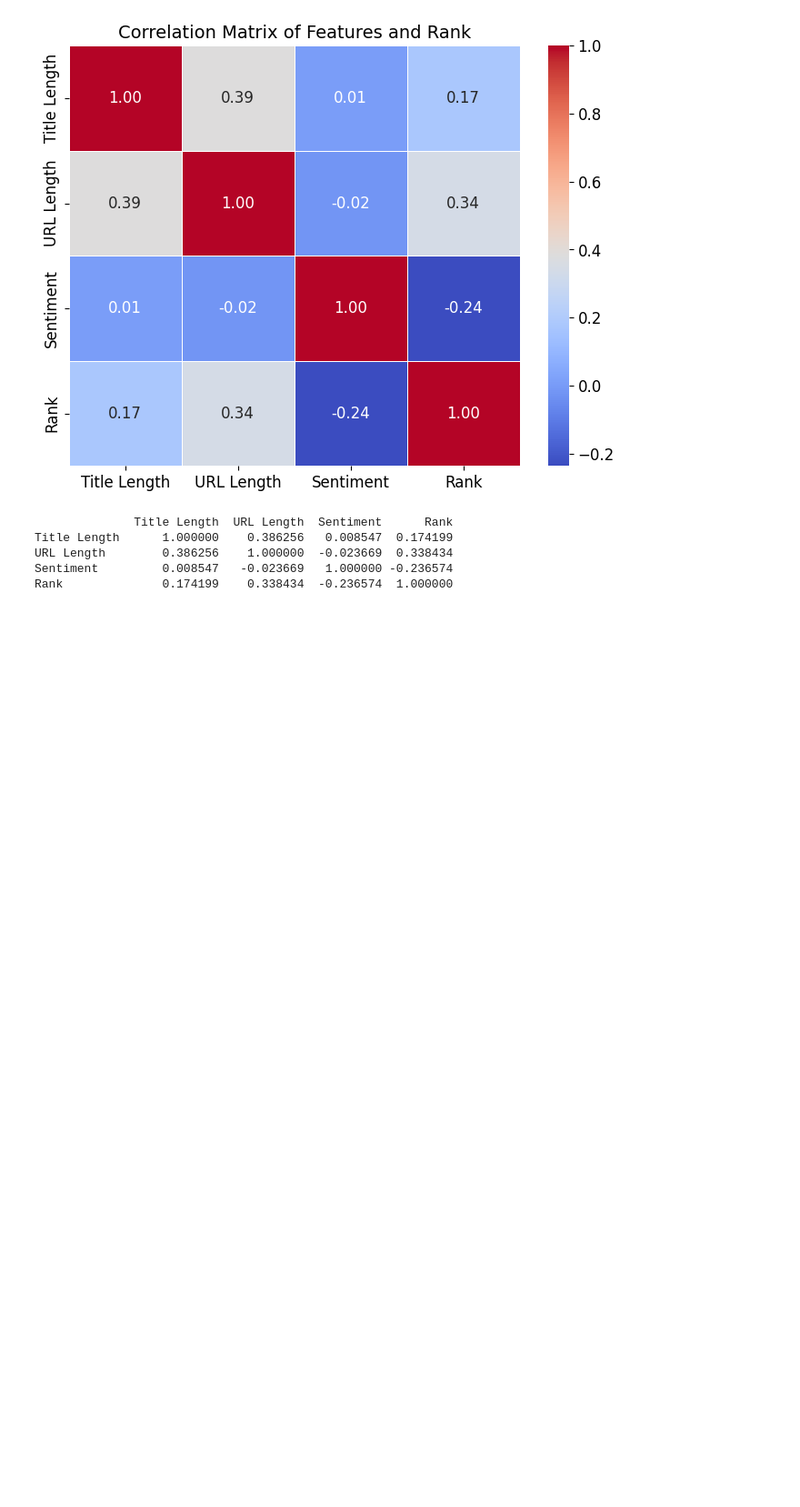
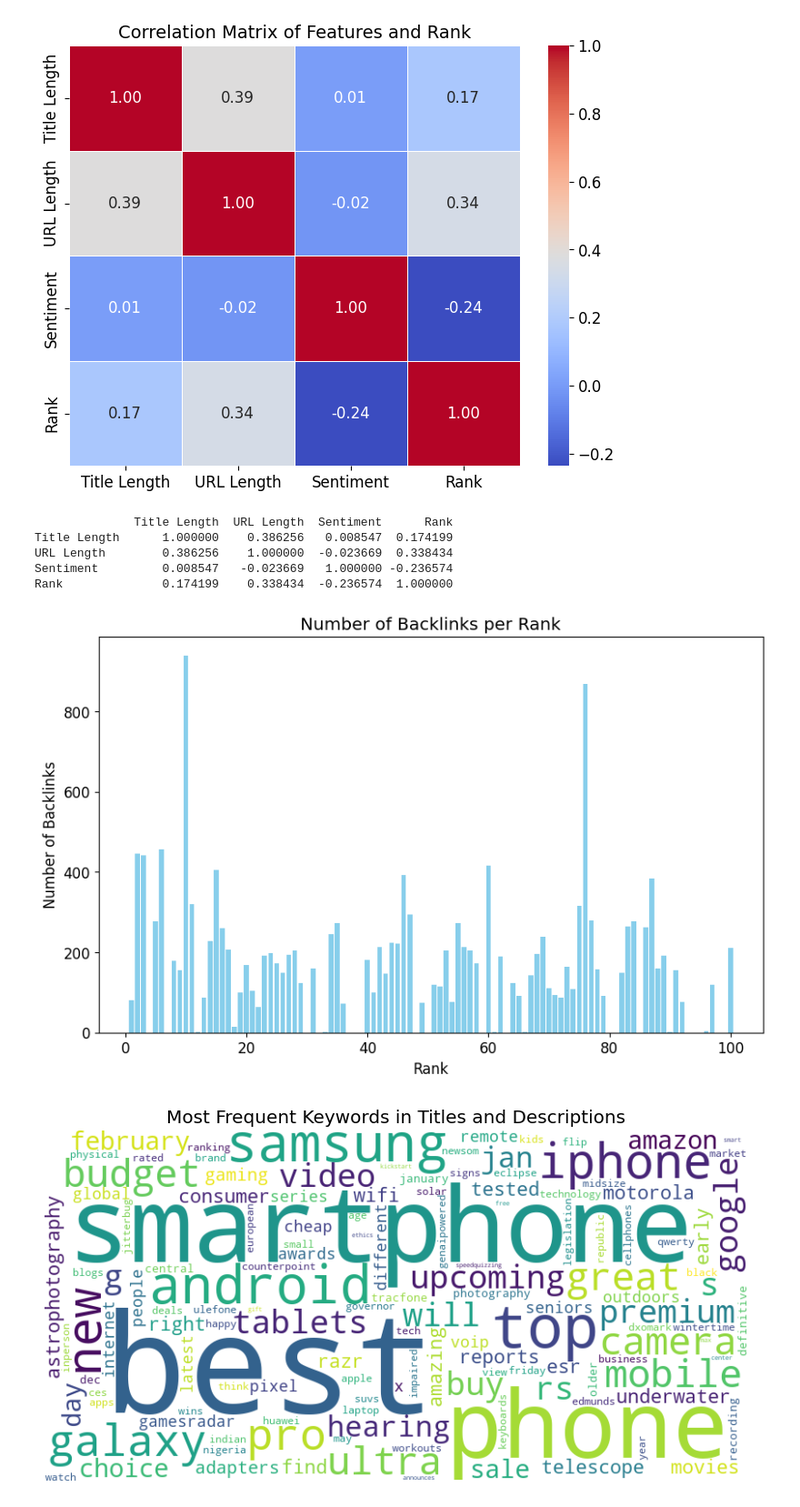
Before and after one commit to Sneha-Gawas/Seo, a Jupyter notebook: m.ipynb, the cells around one changed output. Shown at 91% size. Cells and saved outputs as stored; diff of their text form; code cells hidden in the pictures; blank space fills up the shorter version.

```diff
--- a/m.ipynb
+++ b/m.ipynb
@@ -430,3 +448,75 @@ Title Length      1.000000    0.386256   0.008547  0.174199
 URL Length        0.386256    1.000000  -0.023669  0.338434
 Sentiment         0.008547   -0.023669   1.000000 -0.236574
 Rank              0.174199    0.338434  -0.236574  1.000000
+# %%
+    # Function to count proper words in URL
+def count_proper_words(url):
+        words = re.findall(r'[a-zA-Z]+', str(url))  # Extract words only
+        return len(words)
+
+df['Num_Words_in_URL'] = df['URL'].apply(count_proper_words)
+# %%
+import pandas as pd
+import requests
+from bs4 import BeautifulSoup
+from collections import Counter
+import re
+import matplotlib.pyplot as plt
+from wordcloud import WordCloud
+def get_keywords_from_url(url, title, description):
+    # Combine Title and Description for keyword analysis
+    text = title + ' ' + description
+    text = re.sub(r'[^a-zA-Z\s]', '', text).lower()
+
+    # Count word frequencies
+    word_counts = Counter(text.split())
+
+    # Return the top 5 keywords
+    return ', '.join([word for word, count in word_counts.most_common(5)])
+
+# Function to count number of links (backlinks proxy)
+def count_links(url):
+    try:
+        response = requests.get(url)
+        soup = BeautifulSoup(response.text, 'html.parser')
+
+        # Count the number of <a> tags
+        links = soup.find_all('a')
+        return len(links)  # Count number of links
+    except requests.exceptions.RequestException:
+        return 0
+
+# Apply the functions to the DataFrame
+df['Keywords'] = df.apply(lambda row: get_keywords_from_url(row['URL'], row['Title'], row['Description']), axis=1)
+df['Backlinks'] = df['URL'].apply(count_links)
+
+# Save the updated DataFrame to a new CSV file
+df.to_csv('updated_file.csv', index=False)
+
+# Display the updated DataFrame
+
+
+# Graph 1: Bar Graph for Backlinks
+plt.figure(figsize=(10, 6))
+plt.bar(df['Rank'], df['Backlinks'], color='skyblue')
+plt.xlabel('Rank')
+plt.ylabel('Number of Backlinks')
+plt.title('Number of Backlinks per Rank')
+plt.show()
+
+# Graph 2: Word Cloud for Keywords (from all URLs)
+# Combine all keywords
+all_keywords = ' '.join(df['Keywords'])
+
+# Generate Word Cloud
+wordcloud = WordCloud(width=800, height=400, background_color='white').generate(all_keywords)
+
+# Display Word Cloud
+plt.figure(figsize=(10, 6))
+plt.imshow(wordcloud, interpolation='bilinear')
+plt.axis('off')
+plt.title('Most Frequent Keywords in Titles and Descriptions')
+plt.show()
+# %% [output]
+[figure, added]
+[figure, added]
```
Also changed, not shown: parts of 4 cells of this notebook.
